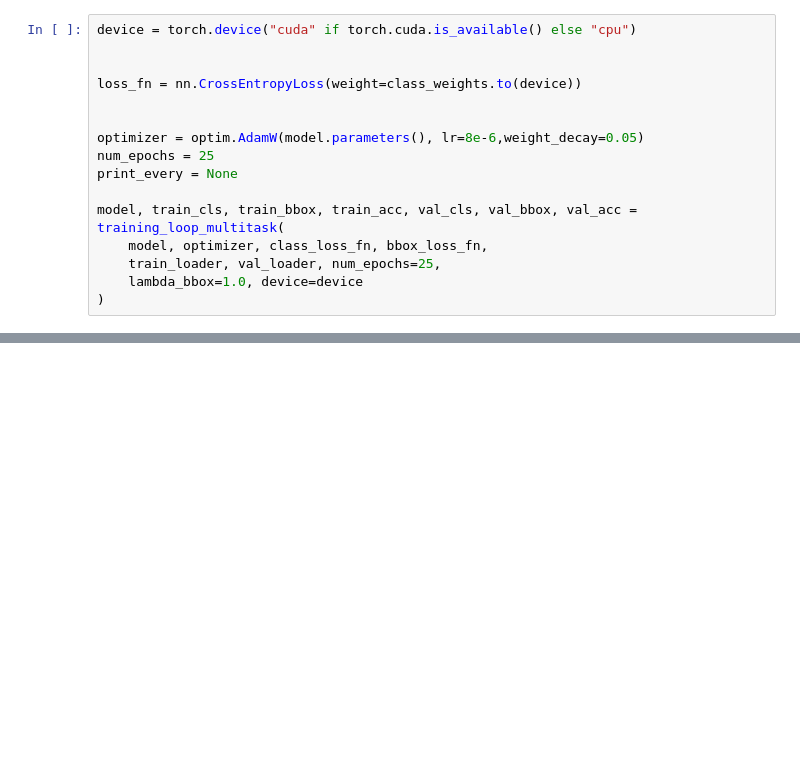
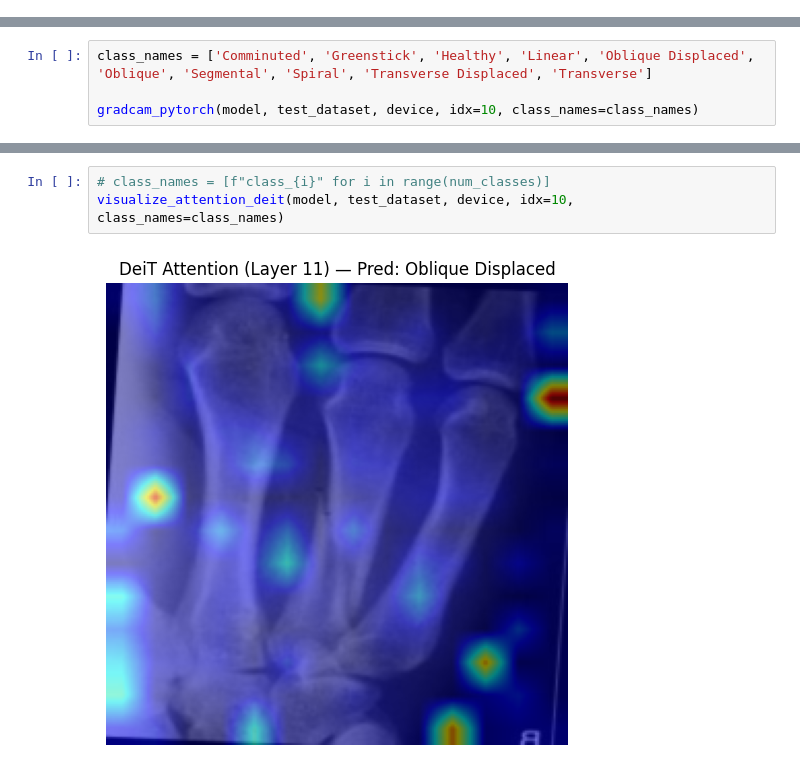
Before and after one commit to tosht0sh/bone_fracture_detection, a Jupyter notebook: main3.ipynb, the cells around one changed output, grey strips where cells are left out. Cells and saved outputs as stored; diff of their text form; blank space fills up the shorter version.

```diff
--- a/main3.ipynb
+++ b/main3.ipynb
@@ -498,16 +449,0 @@ lambda_bbox = 1.0  # balance factor
-# %%
-device = torch.device("cuda" if torch.cuda.is_available() else "cpu")
-
-
-loss_fn = nn.CrossEntropyLoss(weight=class_weights.to(device))
-
-
-optimizer = optim.AdamW(model.parameters(), lr=8e-6,weight_decay=0.05)
-num_epochs = 25
-print_every = None
-
-model, train_cls, train_bbox, train_acc, val_cls, val_bbox, val_acc = training_loop_multitask(
-    model, optimizer, class_loss_fn, bbox_loss_fn,
-    train_loader, val_loader, num_epochs=25,
-    lambda_bbox=1.0, device=device
-)
@@ -654,0 +823,4 @@ model, train_losses, train_accs, val_losses, val_accs = training_loop_classifica
+# %%
+class_names = ['Comminuted', 'Greenstick', 'Healthy', 'Linear', 'Oblique Displaced', 'Oblique', 'Segmental', 'Spiral', 'Transverse Displaced', 'Transverse']
+
+gradcam_pytorch(model, test_dataset, device, idx=10, class_names=class_names)
@@ -654,0 +903,5 @@ model, train_losses, train_accs, val_losses, val_accs = training_loop_classifica
+# %%
+# class_names = [f"class_{i}" for i in range(num_classes)]
+visualize_attention_deit(model, test_dataset, device, idx=10, class_names=class_names)
+# %% [output]
+[figure, added]
```
Also changed, not shown: parts of 34 cells of this notebook, 4 other files.
